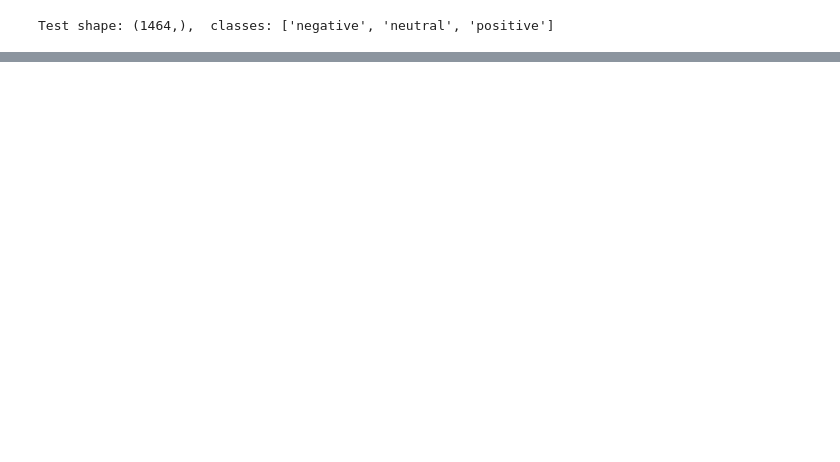
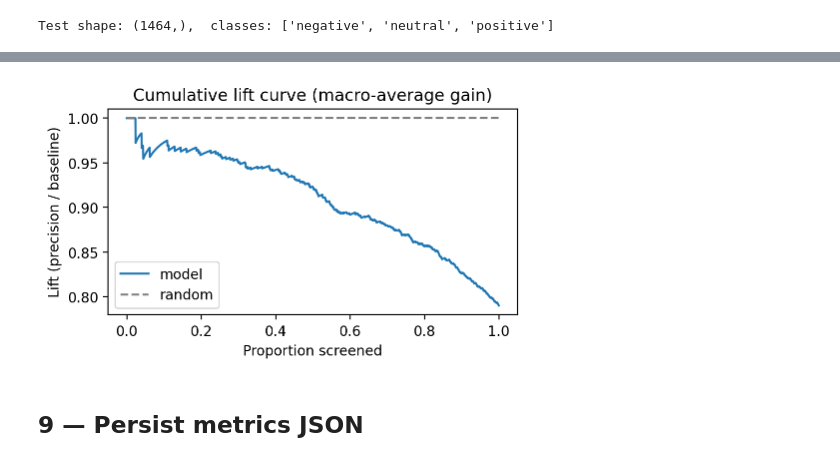
Before and after one commit to justin-castillo/twitter-airline-analysis, a Jupyter notebook: notebooks/08_model_evaluation.ipynb, the cells around one changed output, grey strips where cells are left out. Cells and saved outputs as stored; diff of their text form; code cells hidden in the pictures; blank space fills up the shorter version.

```diff
--- a/notebooks/08_model_evaluation.ipynb
+++ b/notebooks/08_model_evaluation.ipynb
@@ -125,0 +246,21 @@ plt.close(fig)
+# %%
+order    = np.argsort(confidence)[::-1]          # high → low
+is_hit   = (y_pred == y_test).astype(int)[order]
+cum_hits = np.cumsum(is_hit)
+lift     = cum_hits / np.arange(1, len(is_hit)+1)
+
+fig, ax = plt.subplots(figsize=(5, 3))
+ax.plot(np.linspace(0, 1, len(lift)), lift, label="model")
+ax.plot([0, 1], [1, 1], ls="--", c="grey", label="random")
+ax.set_xlabel("Proportion screened")
+ax.set_ylabel("Lift (precision / baseline)")
+ax.set_title("Cumulative lift curve (macro‑average gain)")
+ax.legend()
+fig.tight_layout()
+fig.savefig(FIGS_DIR / "cumulative_lift.png", dpi=150)
+plt.show()
+plt.close(fig)
+# %% [output]
+[figure, added]
+# %% [markdown]
+## 9 — Persist metrics JSON
```
Also changed, not shown: parts of 15 cells of this notebook.
